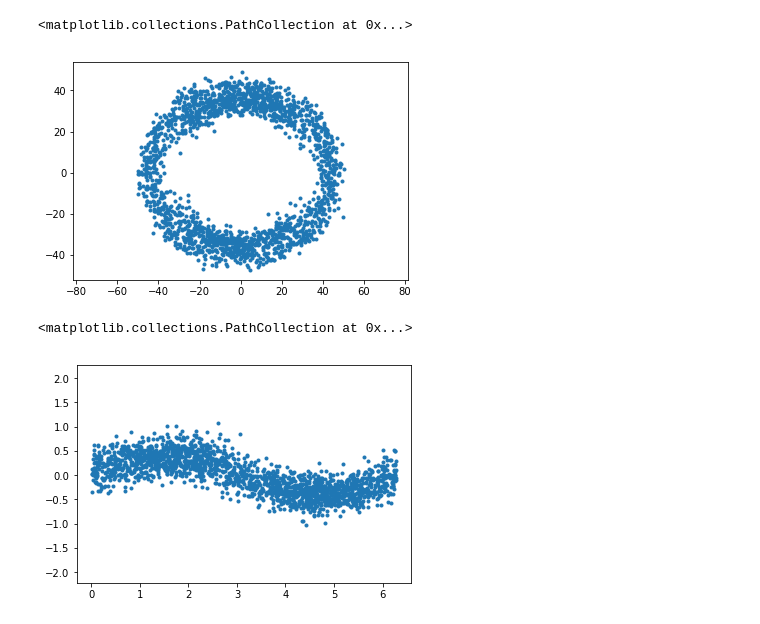
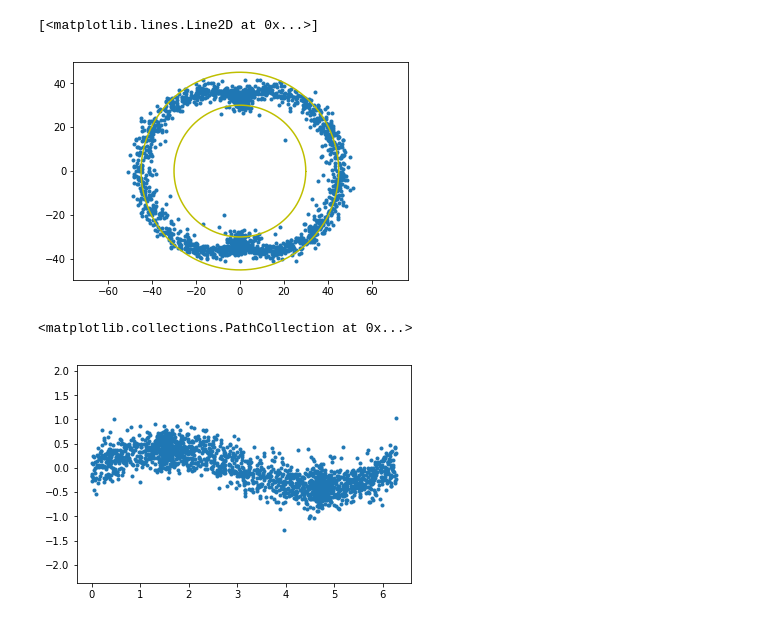
Before and after one commit to sevenlin123/fake_tno, a Jupyter notebook: plutino.ipynb, the cells around one changed output. Drawn from its saved outputs; the diff is of its cells as text; code cells hidden in the pictures.

```diff
--- a/plutino.ipynb
+++ b/plutino.ipynb
@@ -24,6 +24,17 @@ class plutino:
         self.M = self.gen_M()
         self.node = self.gen_node()
         self.arg = self.gen_arg(self.phi, self.M, self.node, self.lambda_N)
+        self.H = self.gen_H()
+        cut = self.e > 0
+        self.a = self.a[cut]
+        self.e = self.e[cut]
+        self.i = self.i[cut]
+        self.amp = self.amp[cut]
+        self.phi = self.phi[cut]
+        self.M = self.M[cut]
+        self.node = self.node[cut]
+        self.arg = self.arg[cut]
+        self.H = self.H[cut]
         self.X, self.Y, self.Z = zip(*map(self.kep_to_xyz, self.a, self.e, self.i, self.arg, self.node, self.M))
         self.xyz_to_equa(self.X, self.Y, self.Z)
 
@@ -37,7 +48,7 @@ class plutino:
         return np.arcsin(np.random.rayleigh(scale = 12 * np.pi/180., size = self.size))
 
     def gen_amp(self):
-        return np.random.triangular(0, 75, 155, size = self.size) * np.pi / 180.
+        return np.random.triangular(0, 5, 10, size = self.size) * np.pi / 180.
 
     def gen_phi(self, amp):
         return np.pi + amp * np.sin(2*np.pi*np.random.random(self.size))
@@ -46,10 +57,10 @@ class plutino:
         return 4*np.pi*np.random.random(self.size)
 
     def gen_node(self):
-        return 2*np.pi*np.random.random(self.size)
+        return 2*np.pi*np.random.random(self.size) % (2*np.pi)
 
     def gen_arg(self, phi, M, node, lambda_N):
-        return 0.5*phi - 1.5*M - node + lambda_N
+        return (0.5*phi - 1.5*M - node + lambda_N) % (2*np.pi)
 
     def gen_H(self):
         alpha = 0.9
@@ -90,12 +174,32 @@ p = plutino(size = 2000)
+# %%
+def kep_to_xyz(a, e, i, arg, node, M):
+    # compute eccentric anomaly
+    f = lambda E, M, e: E - e * np.sin(E) - M
+    E0 = M
+    E = newton(f, E0, args=(M, e))
+    # compute true anomaly
+    v = 2 * np.arctan2((1 + e)**0.5*np.sin(E/2.), (1 - e)**0.5*np.cos(E/2.))
+    # compute the radius
+    r = a * (1 - e*np.cos(E))
+    # compute X,Y,Z
+    X = r * (np.cos(node) * np.cos(arg + v) - np.sin(node) * np.sin(arg + v) * np.cos(i))
+    Y = r * (np.sin(node) * np.cos(arg + v) + np.cos(node) * np.sin(arg + v) * np.cos(i))
+    Z = r * (np.sin(i) * np.sin(arg + v))
+    return X, Y, Z
+# %%
+xn, yn, zn = zip(*map(kep_to_xyz, 30+np.zeros(1000), np.zeros(1000), np.zeros(1000), np.zeros(1000), np.zeros(1000), np.arange(0, 6.28, 0.00628)))
+x45, y45, z45 = zip(*map(kep_to_xyz, 45+np.zeros(1000), np.zeros(1000), np.zeros(1000), np.zeros(1000), np.zeros(1000), np.arange(0, 6.28, 0.00628)))
 # %%
 plt.axis('equal')
 plt.scatter(p.X,p.Y, marker = '.')
+plt.plot(xn, yn, 'y')
+plt.plot(x45, y45, 'y')
 # %% [output]
-<matplotlib.collections.PathCollection at 0x...>
+[<matplotlib.lines.Line2D at 0x...>]
-[figure, old version]
+[figure, new version]
 # %%
 plt.axis('equal')
 plt.scatter(p.ra,p.dec, marker = '.')
 # %% [output]
 <matplotlib.collections.PathCollection at 0x...>
-[figure, old version]
+[figure, new version]
```
Also changed, not shown: parts of 8 cells of this notebook, 1 other file.
